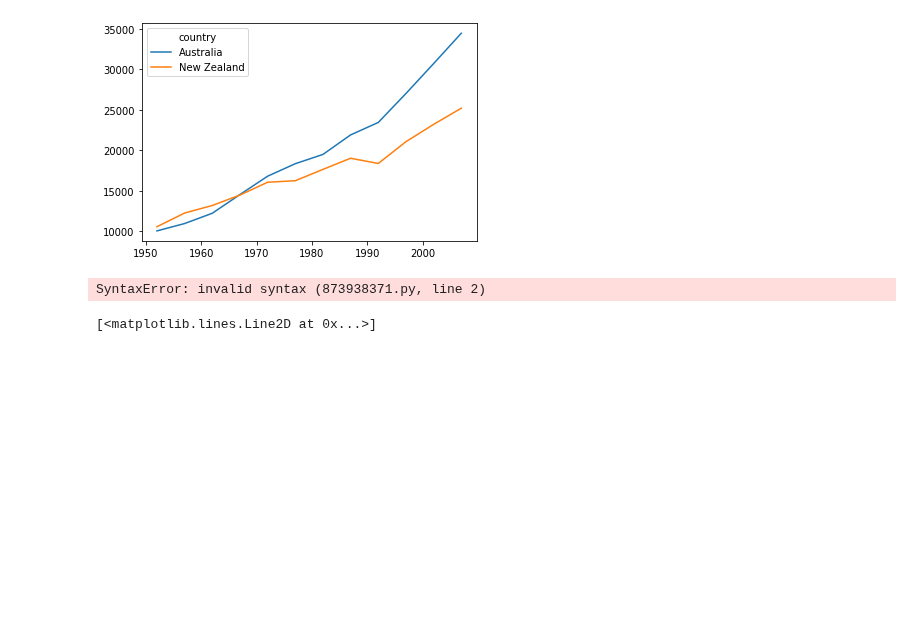
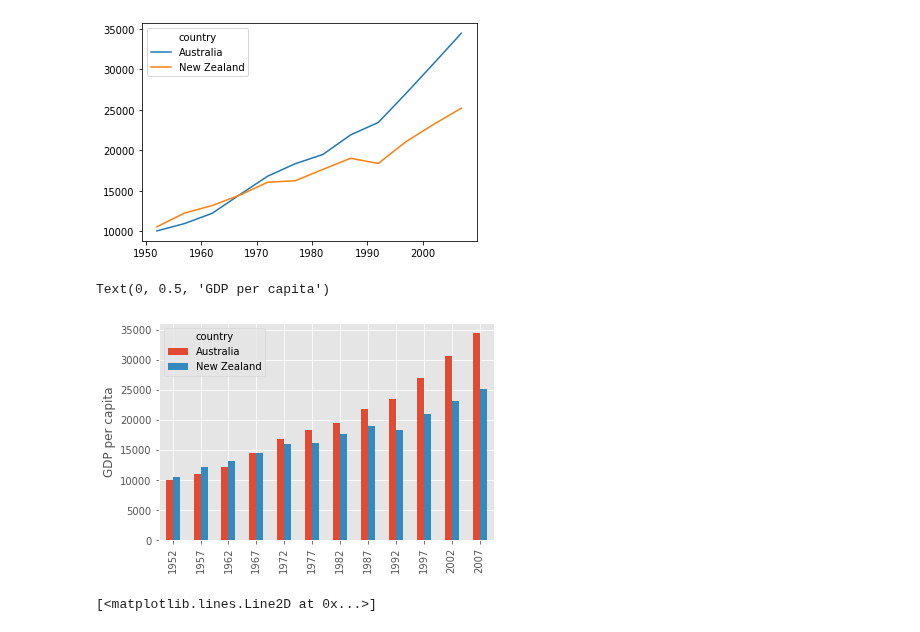
Before and after one commit to ubvu/2024-06-04-python, a Jupyter notebook: notebooks/Analyzing_Data.ipynb, the cells around one changed output. Drawn from its saved outputs; the diff is of its cells as text; code cells hidden in the pictures; blank space fills up the shorter version.

```diff
--- a/notebooks/Analyzing_Data.ipynb
+++ b/notebooks/Analyzing_Data.ipynb
@@ -252,10 +252,11 @@ data.T.plot()
 [figure]
 # %%
 plt.style.use("ggplot")
-data.T.plot(kind="bar")b
+data.T.plot(kind="bar")
 plt.ylabel("GDP per capita")
 # %% [output]
-SyntaxError: invalid syntax (873938371.py, line 2)
+Text(0, 0.5, 'GDP per capita')
+[figure, added]
 # %%
 gdp_Australia = data.loc["Australia"]
 years = data.columns
```
Also changed, not shown: parts of 1 cell of this notebook.
